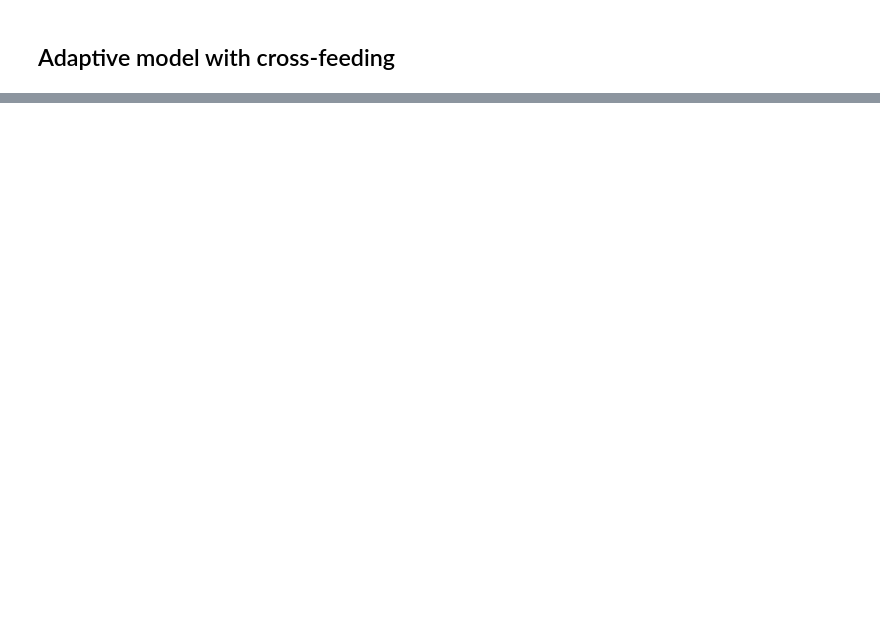
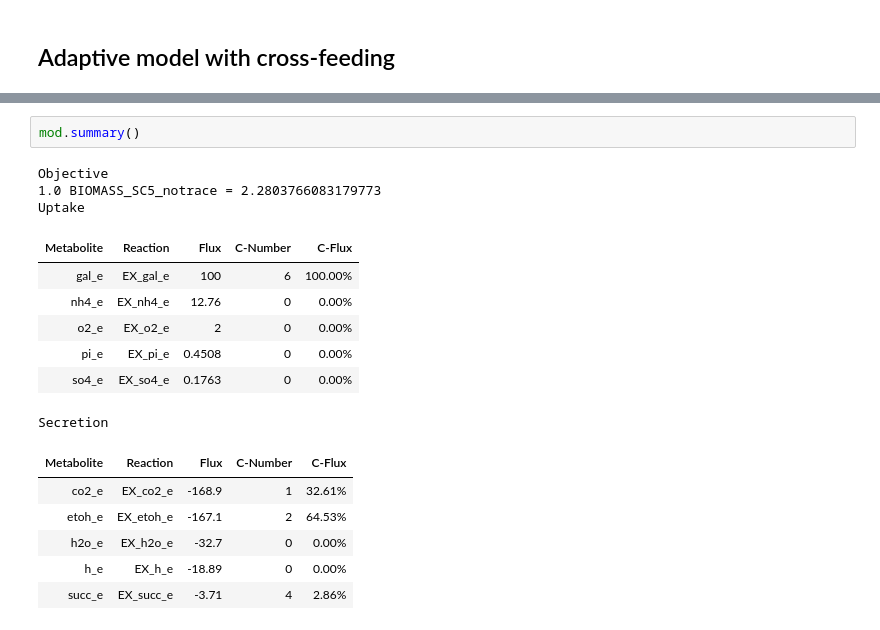
Before and after one commit to vivarium-collective/CRM, a Jupyter notebook: Notebooks/Explore_adaptive_model.ipynb, the cells around one changed output, grey strips where cells are left out. Drawn from its saved outputs; the diff is of its cells as text; blank space fills up the shorter version.

```diff
--- a/Notebooks/Explore_adaptive_model.ipynb
+++ b/Notebooks/Explore_adaptive_model.ipynb
@@ -195,0 +241,19 @@ t, sol = sim_cross.run(plot=True)
+# %%
+mod.summary()
+# %% [output]
+Objective
+1.0 BIOMASS_SC5_notrace = 2.2803766083179773
+Uptake
+| Metabolite | Reaction | Flux | C-Number | C-Flux |
+| gal_e | EX_gal_e | 100 | 6 | 100.00% |
+| nh4_e | EX_nh4_e | 12.76 | 0 | 0.00% |
+| o2_e | EX_o2_e | 2 | 0 | 0.00% |
+| pi_e | EX_pi_e | 0.4508 | 0 | 0.00% |
+| so4_e | EX_so4_e | 0.1763 | 0 | 0.00% |
+Secretion
+| Metabolite | Reaction | Flux | C-Number | C-Flux |
+| co2_e | EX_co2_e | -168.9 | 1 | 32.61% |
+| etoh_e | EX_etoh_e | -167.1 | 2 | 64.53% |
+| h2o_e | EX_h2o_e | -32.7 | 0 | 0.00% |
+| h_e | EX_h_e | -18.89 | 0 | 0.00% |
+| succ_e | EX_succ_e | -3.71 | 4 | 2.86% |
```
Also changed, not shown: parts of 17 cells of this notebook, 1 other file.
